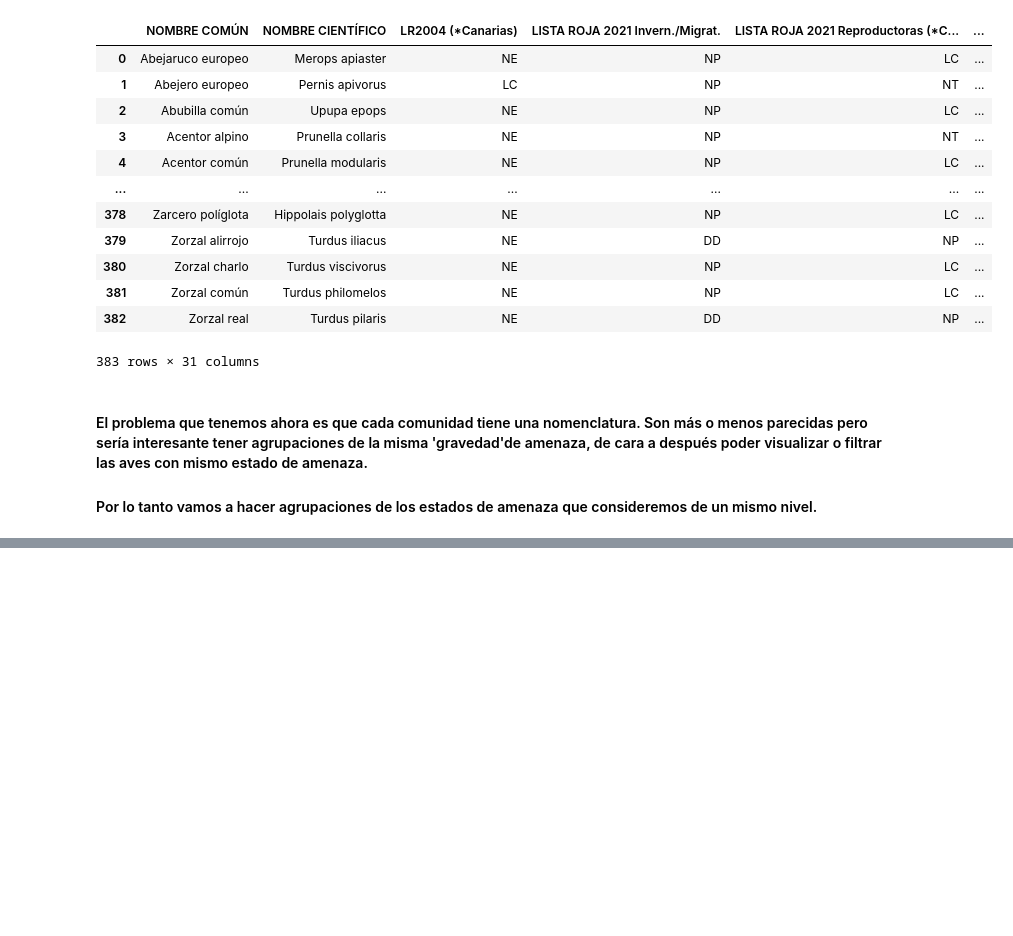
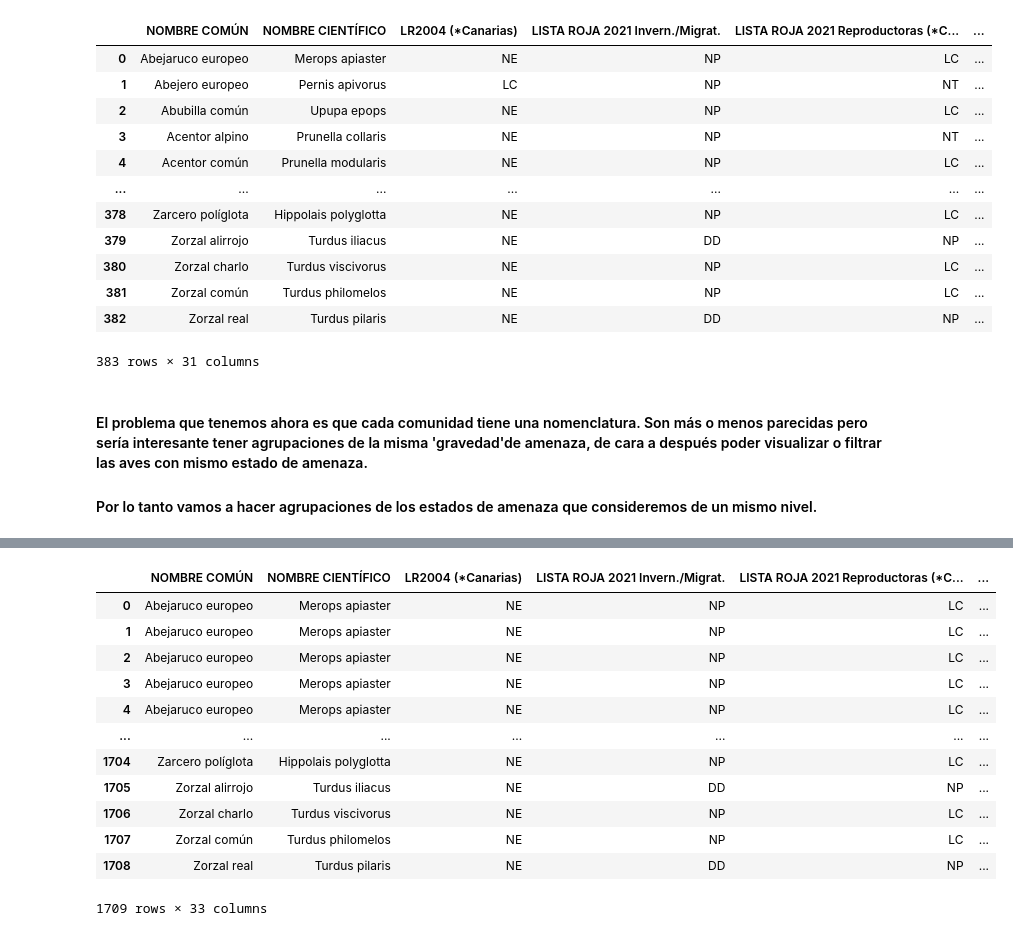
Before and after one commit to Factoria-F5-AI-Bootcamp-1-Edicion/Tracking_Aves, a Jupyter notebook: EDAb.ipynb, the cells around one changed output, grey strips where cells are left out. Saved outputs shown, nothing was run; the diff lists cells and outputs as text; code cells hidden in the pictures; blank space fills up the shorter version.

Commit message:
Expandiendo datos de aves para separarlo por ubicacion y amenaza

```diff
--- a/EDAb.ipynb
+++ b/EDAb.ipynb
@@ -823,0 +1013,4 @@ Acentor común
+# %%
+# Eliminamos las comas al principio de ambas columnas 'Presente' y 'Amenaza'
+df_final["Presente"].replace({'^\,':''}, regex=True, inplace=True)
+df_final
@@ -823,0 +1031,3 @@ Acentor común
+# %%
+df_final["Amenaza"].replace({'^\,':''}, regex=True, inplace=True)
+df_final
@@ -823,0 +1138,18 @@ Acentor común
+# %%
+# DEl dataframe general obtenemos una fila por amenaza, separando también por la coma ','
+ame = df_final.assign(Amenaza=df_final['Amenaza'].str.split(',')).explode('Amenaza').reset_index(drop = True)
+ame
+# %% [output]
+|  | NOMBRE COMÚN | NOMBRE CIENTÍFICO | LR2004 (*Canarias) | LISTA ROJA 2021 Invern./Migrat. | LISTA ROJA 2021 Reproductoras (*C... | ... |
+| 0 | Abejaruco europeo | Merops apiaster | NE | NP | LC | ... |
+| 1 | Abejaruco europeo | Merops apiaster | NE | NP | LC | ... |
+| 2 | Abejaruco europeo | Merops apiaster | NE | NP | LC | ... |
+| 3 | Abejaruco europeo | Merops apiaster | NE | NP | LC | ... |
+| 4 | Abejaruco europeo | Merops apiaster | NE | NP | LC | ... |
+| ... | ... | ... | ... | ... | ... | ... |
+| 1704 | Zarcero políglota | Hippolais polyglotta | NE | NP | LC | ... |
+| 1705 | Zorzal alirrojo | Turdus iliacus | NE | DD | NP | ... |
+| 1706 | Zorzal charlo | Turdus viscivorus | NE | NP | LC | ... |
+| 1707 | Zorzal común | Turdus philomelos | NE | NP | LC | ... |
+| 1708 | Zorzal real | Turdus pilaris | NE | DD | NP | ... |
+1709 rows × 33 columns
```
Also changed, not shown: parts of 18 cells of this notebook.
